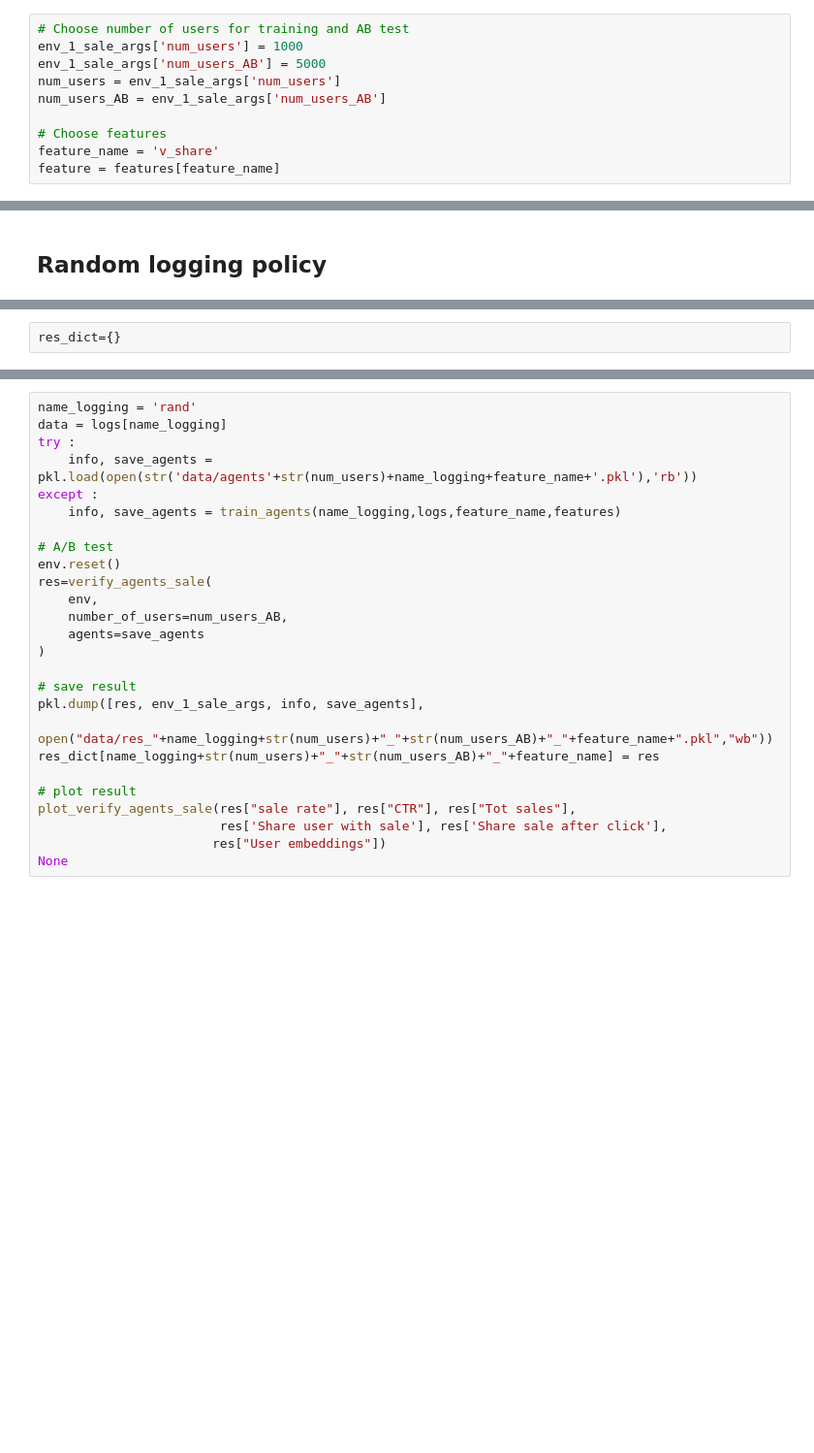
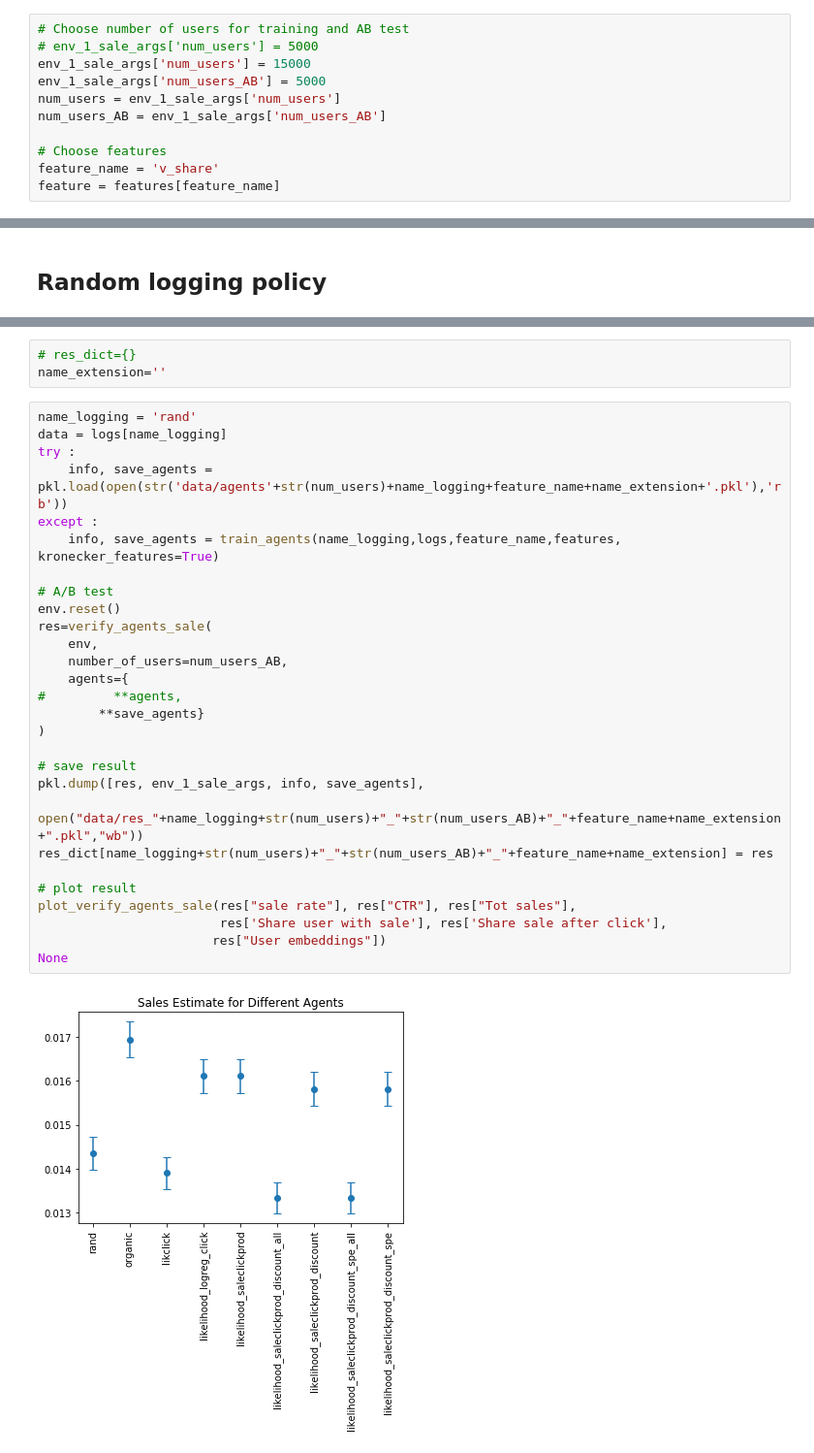
Before and after one commit to philomenec/reco-gym, a Jupyter notebook: 3_train_agent.ipynb, the cells around one changed output, grey strips where cells are left out. Shown: that part at 97% size. Drawn from its saved outputs; the diff is of its cells as text; blank space fills up the shorter version.

```diff
--- a/3_train_agent.ipynb
+++ b/3_train_agent.ipynb
@@ -70,7 +70,8 @@ features = {'vc':vc_feature,
 ## Train baseline agents
 # %%
 # Choose number of users for training and AB test
-env_1_sale_args['num_users'] = 1000
+# env_1_sale_args['num_users'] = 5000
+env_1_sale_args['num_users'] = 15000
 env_1_sale_args['num_users_AB'] = 5000
 num_users = env_1_sale_args['num_users']
 num_users_AB = env_1_sale_args['num_users_AB']
@@ -181,3 +204 @@ def train_agents(name_logging,logs,feature_name,features):
     return info, save_agents
-# %%
-res_dict={}
@@ -184,26 +207,33 @@ res_dict={}
+# %%
+# res_dict={}
+name_extension=''
 # %%
 name_logging = 'rand'
 data = logs[name_logging]
 try :
-    info, save_agents = pkl.load(open(str('data/agents'+str(num_users)+name_logging+feature_name+'.pkl'),'rb'))
+    info, save_agents = pkl.load(open(str('data/agents'+str(num_users)+name_logging+feature_name+name_extension+'.pkl'),'rb'))
 except :
-    info, save_agents = train_agents(name_logging,logs,feature_name,features)
+    info, save_agents = train_agents(name_logging,logs,feature_name,features, kronecker_features=True)
 
 # A/B test
 env.reset()
 res=verify_agents_sale(
     env,
     number_of_users=num_users_AB,
-    agents=save_agents
+    agents={
+#         **agents,
+        **save_agents}
 )
 
 # save result
 pkl.dump([res, env_1_sale_args, info, save_agents],
-         open("data/res_"+name_logging+str(num_users)+"_"+str(num_users_AB)+"_"+feature_name+".pkl","wb"))
-res_dict[name_logging+str(num_users)+"_"+str(num_users_AB)+"_"+feature_name] = res
+         open("data/res_"+name_logging+str(num_users)+"_"+str(num_users_AB)+"_"+feature_name+name_extension+".pkl","wb"))
+res_dict[name_logging+str(num_users)+"_"+str(num_users_AB)+"_"+feature_name+name_extension] = res
 
 # plot result
 plot_verify_agents_sale(res["sale rate"], res["CTR"], res["Tot sales"],
                         res['Share user with sale'], res['Share sale after click'],
                        res["User embeddings"])
 None
+# %% [output]
+[figure, added]
```
Also changed, not shown: parts of 13 cells of this notebook, 2 other files.
